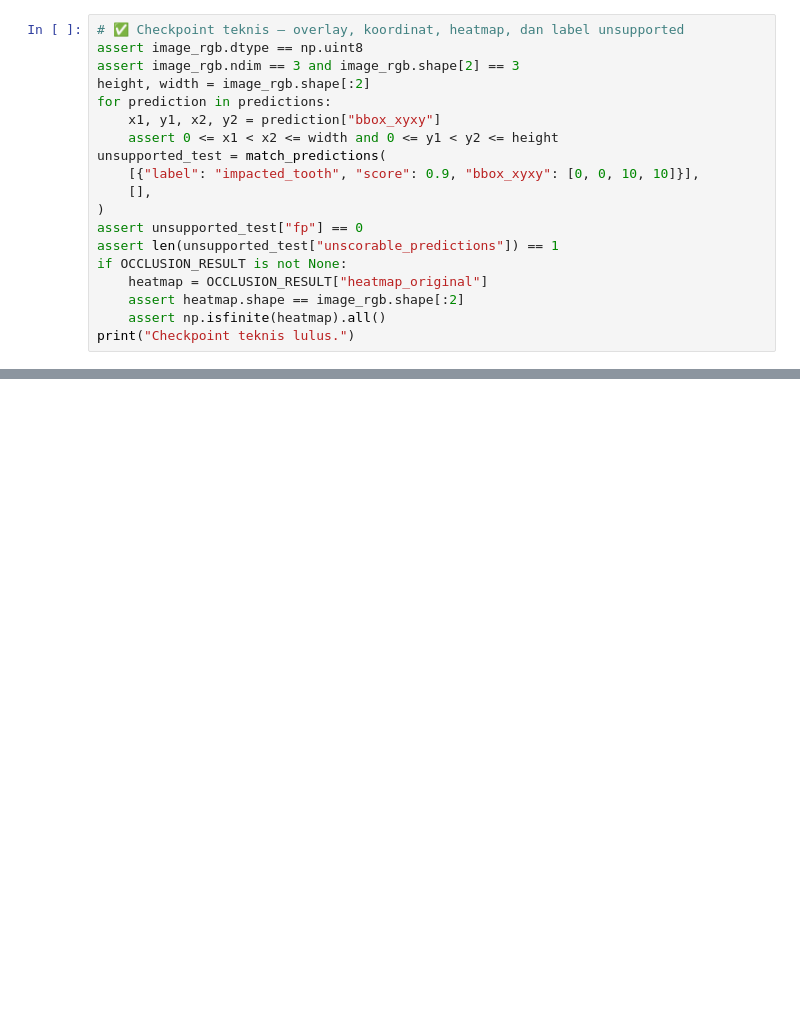
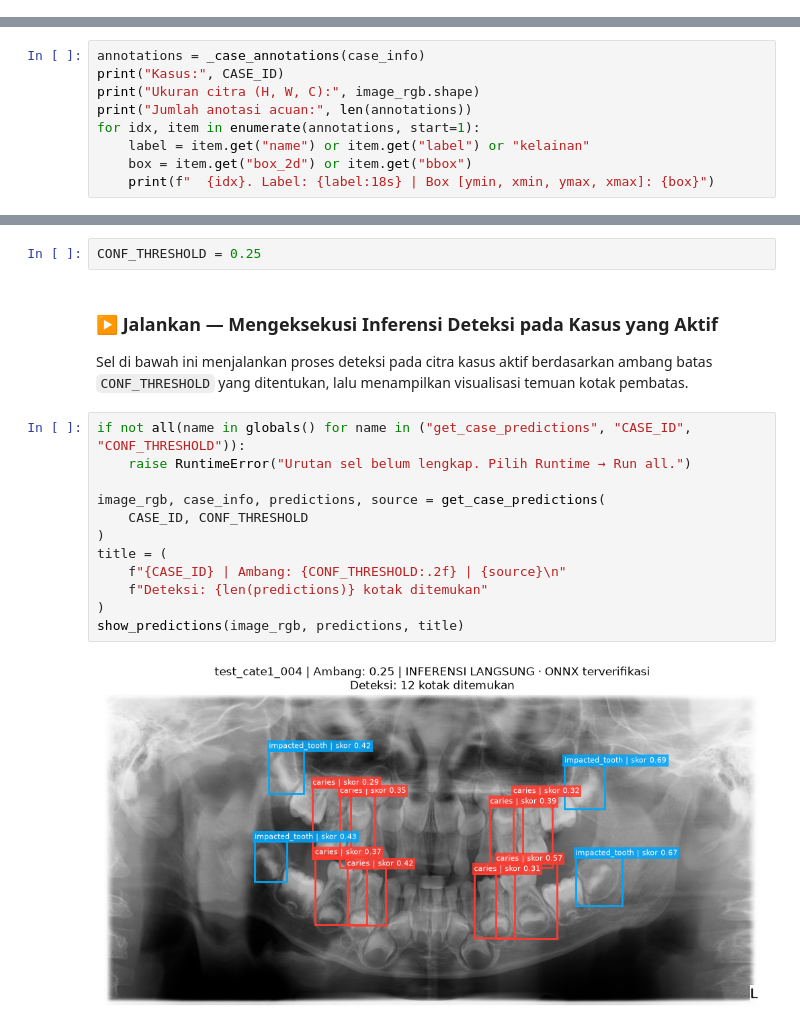
Before and after one commit to kristonova/introduction-AI-coding-for-radiologist, a Jupyter notebook: notebook/Sesi_2_Implementasi_AI_dan_Explainable_AI.ipynb, the cells around one changed output, grey strips where cells are left out. Cells and saved outputs as stored; diff of their text form; blank space fills up the shorter version.

```diff
--- a/notebook/Sesi_2_Implementasi_AI_dan_Explainable_AI.ipynb
+++ b/notebook/Sesi_2_Implementasi_AI_dan_Explainable_AI.ipynb
@@ -1062,19 +0,0 @@ Bandingkan grid 4, 6, dan 8. Jika kesimpulan berubah hanya karena grid berubah,
-# %%
-# ✅ Checkpoint teknis — overlay, koordinat, heatmap, dan label unsupported
-assert image_rgb.dtype == np.uint8
-assert image_rgb.ndim == 3 and image_rgb.shape[2] == 3
-height, width = image_rgb.shape[:2]
-for prediction in predictions:
-    x1, y1, x2, y2 = prediction["bbox_xyxy"]
-    assert 0 <= x1 < x2 <= width and 0 <= y1 < y2 <= height
-unsupported_test = match_predictions(
-    [{"label": "impacted_tooth", "score": 0.9, "bbox_xyxy": [0, 0, 10, 10]}],
-    [],
-)
-assert unsupported_test["fp"] == 0
-assert len(unsupported_test["unscorable_predictions"]) == 1
-if OCCLUSION_RESULT is not None:
-    heatmap = OCCLUSION_RESULT["heatmap_original"]
-    assert heatmap.shape == image_rgb.shape[:2]
-    assert np.isfinite(heatmap).all()
-print("Checkpoint teknis lulus.")
@@ -1129,0 +444,9 @@ aset/model kecuali pengajar sudah menyiapkan folder aset.
+# %%
+annotations = _case_annotations(case_info)
+print("Kasus:", CASE_ID)
+print("Ukuran citra (H, W, C):", image_rgb.shape)
+print("Jumlah anotasi acuan:", len(annotations))
+for idx, item in enumerate(annotations, start=1):
+    label = item.get("name") or item.get("label") or "kelainan"
+    box = item.get("box_2d") or item.get("bbox")
+    print(f"  {idx}. Label: {label:18s} | Box [ymin, xmin, ymax, xmax]: {box}")
@@ -1129,0 +880,20 @@ aset/model kecuali pengajar sudah menyiapkan folder aset.
+# %%
+CONF_THRESHOLD = 0.25
+# %% [markdown]
+### ▶ Jalankan — Mengeksekusi Inferensi Deteksi pada Kasus yang Aktif
+
+Sel di bawah ini menjalankan proses deteksi pada citra kasus aktif berdasarkan ambang batas `CONF_THRESHOLD` yang ditentukan, lalu menampilkan visualisasi temuan kotak pembatas.
+# %%
+if not all(name in globals() for name in ("get_case_predictions", "CASE_ID", "CONF_THRESHOLD")):
+    raise RuntimeError("Urutan sel belum lengkap. Pilih Runtime → Run all.")
+
+image_rgb, case_info, predictions, source = get_case_predictions(
+    CASE_ID, CONF_THRESHOLD
+)
+title = (
+    f"{CASE_ID} | Ambang: {CONF_THRESHOLD:.2f} | {source}\n"
+    f"Deteksi: {len(predictions)} kotak ditemukan"
+)
+show_predictions(image_rgb, predictions, title)
+# %% [output]
+[figure, added]
```
Also changed, not shown: parts of 161 cells of this notebook, 4 other files.
